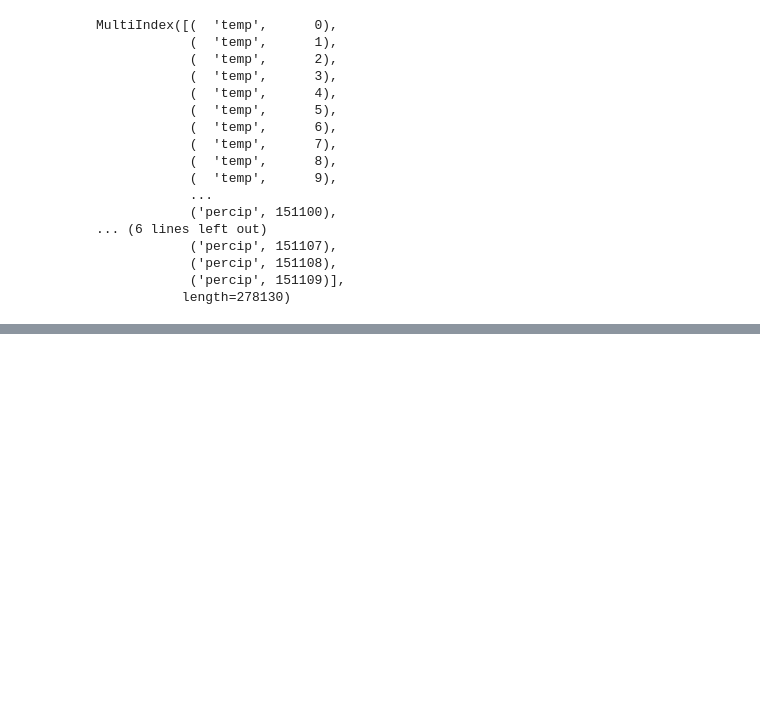
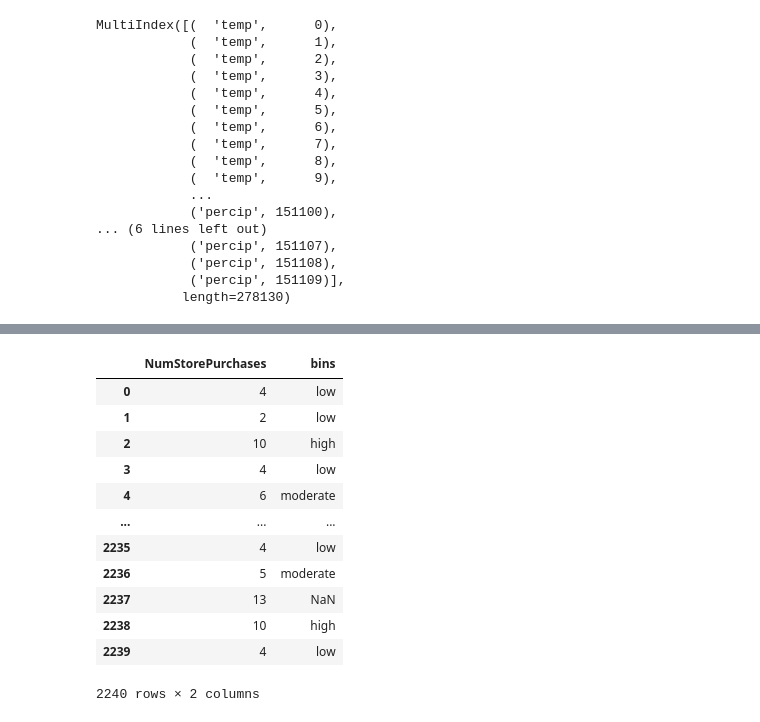
Before and after one commit to thanga-v2/Exploratory-Data-Analysis, a Jupyter notebook: 2.Preparing Data for EDA.ipynb, the cells around one changed output, grey strips where cells are left out. Saved outputs shown, nothing was run; the diff lists cells and outputs as text; code cells hidden in the pictures; blank space fills up the shorter version.

```diff
--- a/2.Preparing Data for EDA.ipynb
+++ b/2.Preparing Data for EDA.ipynb
@@ -998,0 +1087,16 @@ MultiIndex([(  'temp',      0),
+# %%
+marketing_data[['NumStorePurchases','bins']]
+# %% [output]
+|  | NumStorePurchases | bins |
+| 0 | 4 | low |
+| 1 | 2 | low |
+| 2 | 10 | high |
+| 3 | 4 | low |
+| 4 | 6 | moderate |
+| ... | ... | ... |
+| 2235 | 4 | low |
+| 2236 | 5 | moderate |
+| 2237 | 13 | NaN |
+| 2238 | 10 | high |
+| 2239 | 4 | low |
+2240 rows × 2 columns
```
Also changed, not shown: parts of 10 cells of this notebook, 1 other file.
